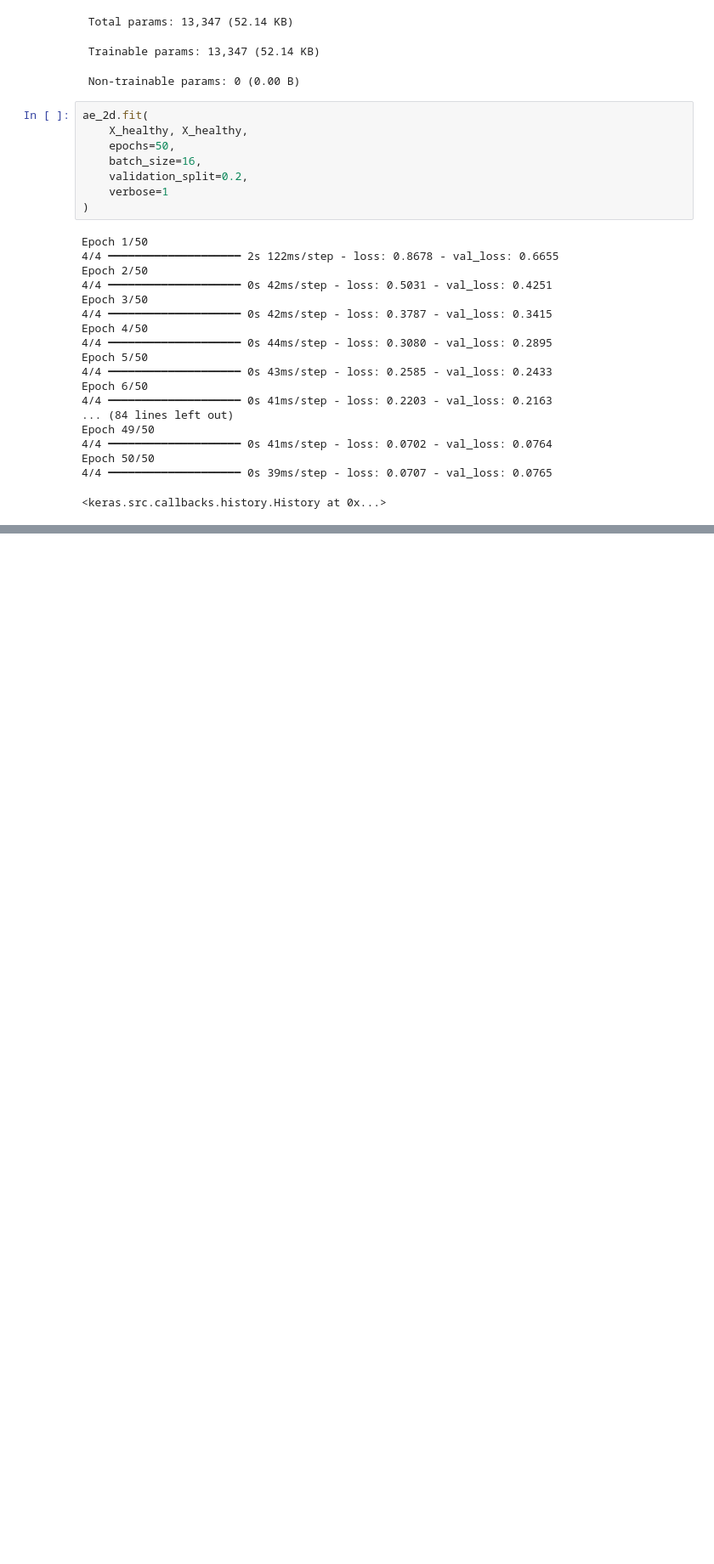
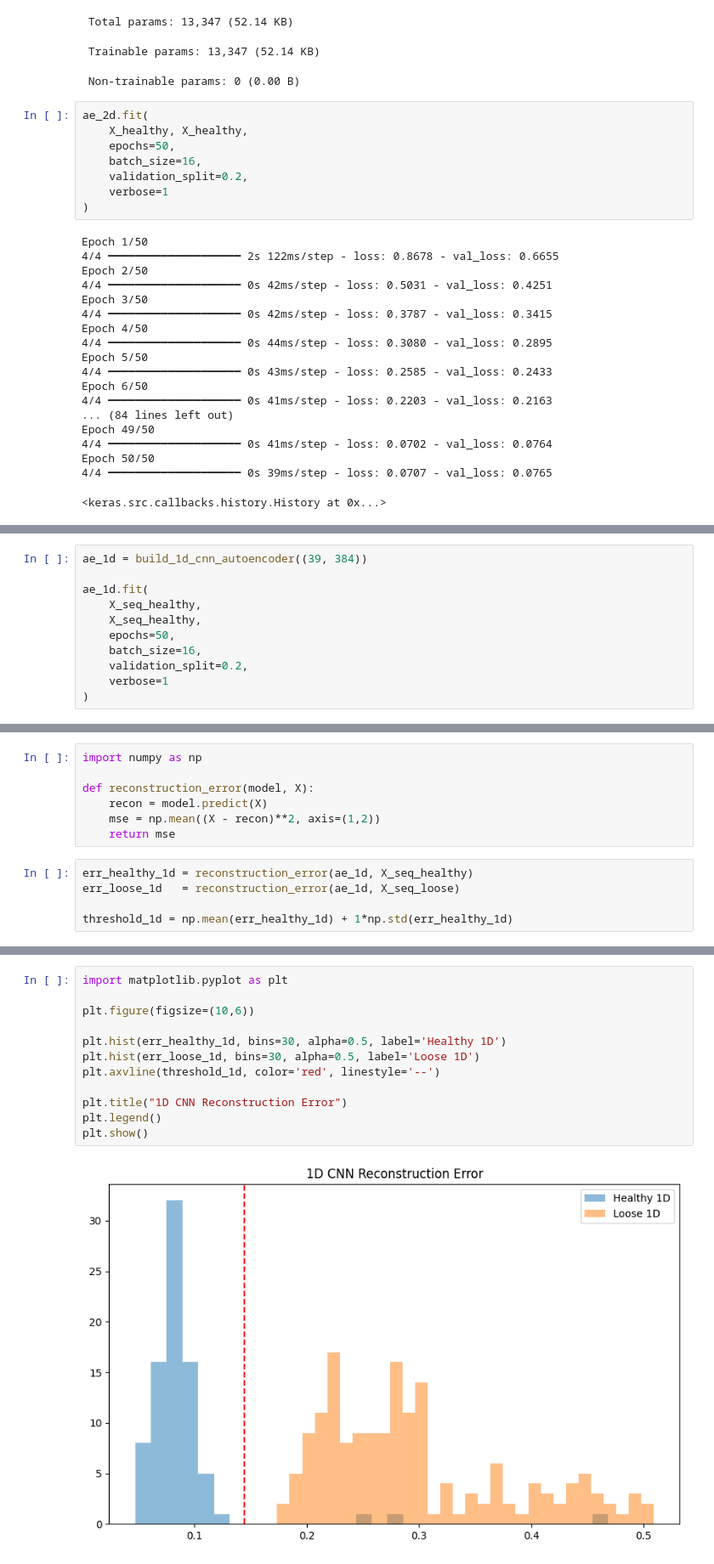
Before and after one commit to JoaoRRosa/TRACTICIAN_Challenge, a Jupyter notebook: Project.ipynb, the cells around one changed output, grey strips where cells are left out. Shown at 85% size. Drawn from its saved outputs; the diff is of its cells as text; blank space fills up the shorter version.

Commit message:
Start testing 3 models to classify the motor loseness. 1 and 2D CNN autoencoder and LSTM autoencoder

```diff
--- a/Project.ipynb
+++ b/Project.ipynb
@@ -7431,0 +7475,11 @@ Epoch 50/50
+# %%
+ae_1d = build_1d_cnn_autoencoder((39, 384))
+
+ae_1d.fit(
+    X_seq_healthy,
+    X_seq_healthy,
+    epochs=50,
+    batch_size=16,
+    validation_split=0.2,
+    verbose=1
+)
@@ -7431,0 +7556,12 @@ Epoch 50/50
+# %%
+import numpy as np
+
+def reconstruction_error(model, X):
+    recon = model.predict(X)
+    mse = np.mean((X - recon)**2, axis=(1,2))
+    return mse
+# %%
+err_healthy_1d = reconstruction_error(ae_1d, X_seq_healthy)
+err_loose_1d   = reconstruction_error(ae_1d, X_seq_loose)
+
+threshold_1d = np.mean(err_healthy_1d) + 1*np.std(err_healthy_1d)
@@ -7431,0 +7582,14 @@ Epoch 50/50
+# %%
+import matplotlib.pyplot as plt
+
+plt.figure(figsize=(10,6))
+
+plt.hist(err_healthy_1d, bins=30, alpha=0.5, label='Healthy 1D')
+plt.hist(err_loose_1d, bins=30, alpha=0.5, label='Loose 1D')
+plt.axvline(threshold_1d, color='red', linestyle='--')
+
+plt.title("1D CNN Reconstruction Error")
+plt.legend()
+plt.show()
+# %% [output]
+[figure, added]
```
Also changed, not shown: parts of 10 cells of this notebook, 7 other files.
